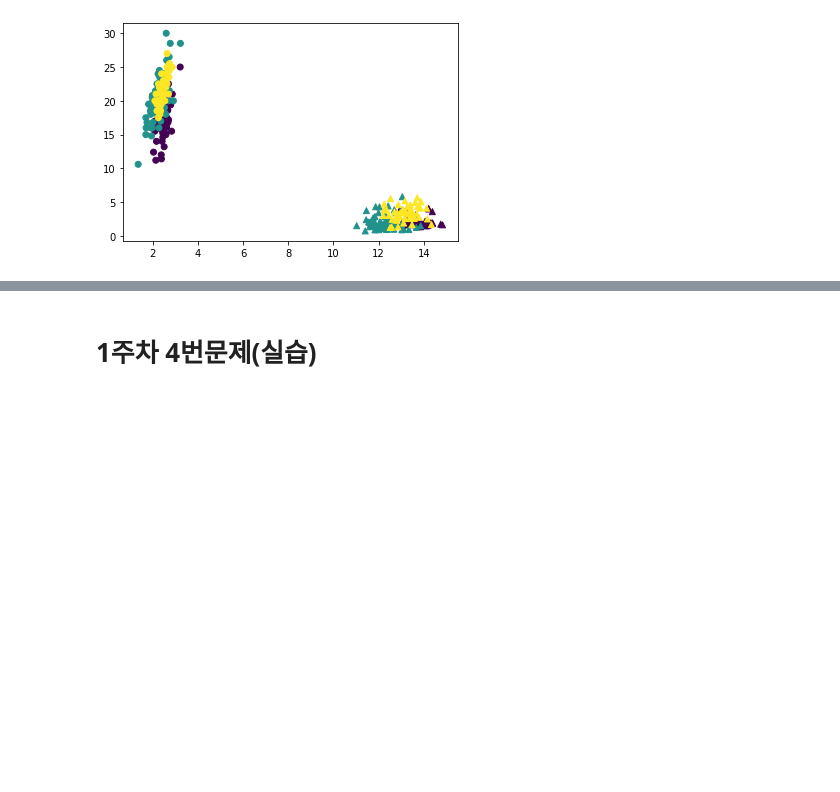
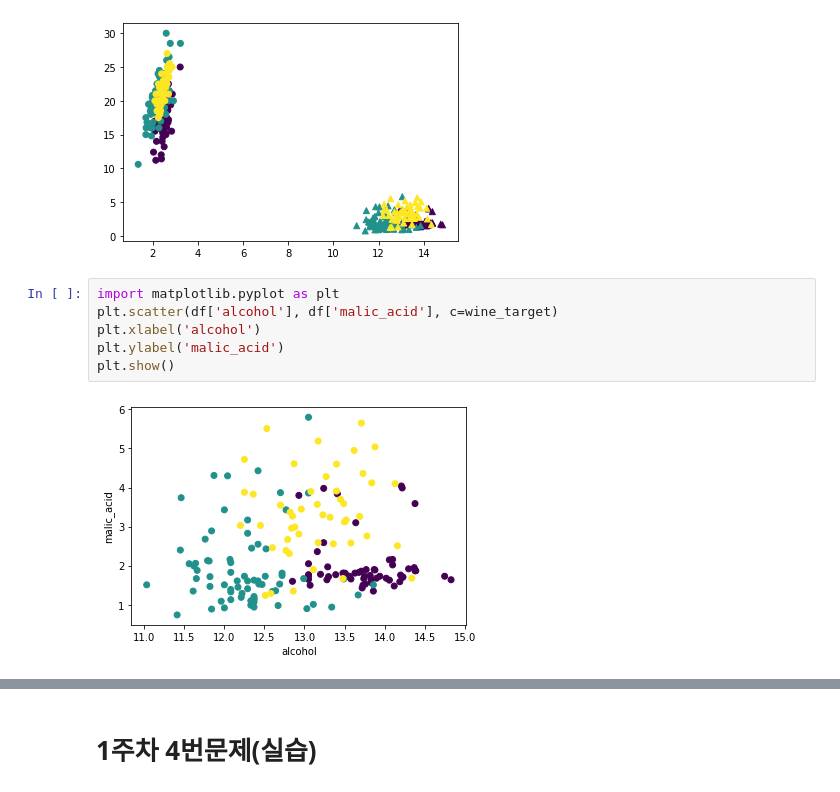
Before and after one commit to p-garden/p-garden, a Jupyter notebook: 1week_test.ipynb, the cells around one changed output, grey strips where cells are left out. Drawn from its saved outputs; the diff is of its cells as text; blank space fills up the shorter version.

```diff
--- a/1week_test.ipynb
+++ b/1week_test.ipynb
@@ -162,3 +185,11 @@ plt.scatter(df['ash'], df['alcalinity_of_ash'],c=wine_target)
 plt.show()
 # %% [output]
 [figure]
+# %%
+import matplotlib.pyplot as plt
+plt.scatter(df['alcohol'], df['malic_acid'], c=wine_target)
+plt.xlabel('alcohol')
+plt.ylabel('malic_acid')
+plt.show()
+# %% [output]
+[figure, added]
```
Also changed, not shown: parts of 11 cells of this notebook.
